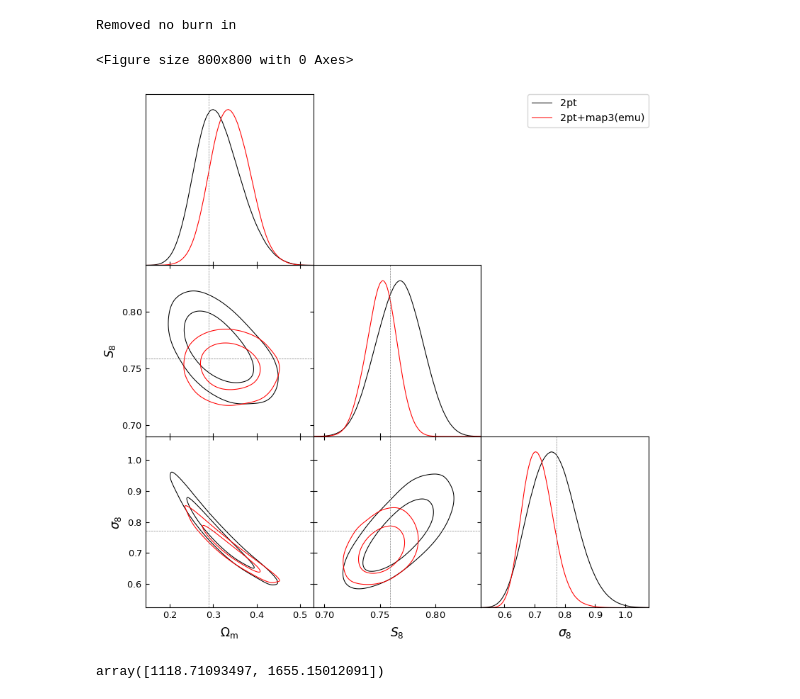
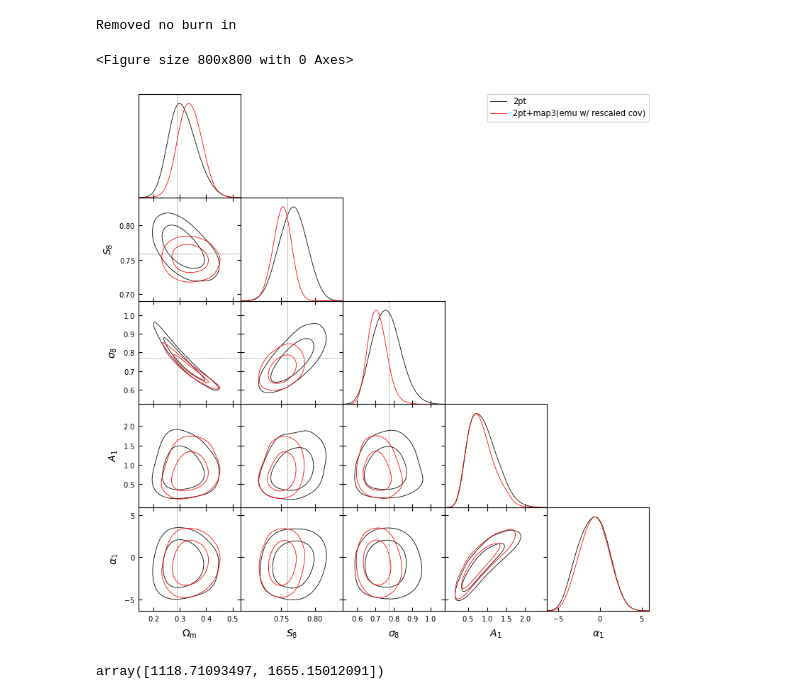
Before and after one commit to rchgomes/3pcf_integrator, a Jupyter notebook: plot-notebooks/plot-test-desy3c-run.ipynb, the cells around one changed output. Saved outputs shown, nothing was run; the diff lists cells and outputs as text; code cells hidden in the pictures.

```diff
--- a/plot-notebooks/plot-test-desy3c-run.ipynb
+++ b/plot-notebooks/plot-test-desy3c-run.ipynb
@@ -87,24 +87,26 @@ w = samples_emu_2pt_map3_all.weights
 s8 = s[:, names.index('s8')]
 om = s[:, names.index('om')]
 sg8= s[:, names.index('sig8')]
+a1= s[:, names.index('a1')]
+alpha1= s[:, names.index('alpha1')]
 map3chi2 = s[:, names.index('map3-chi2')]
 
 temp = 2**2
 w2= w*np.exp(-map3chi2/2.0*temp + map3chi2/2.0)
 
-samples_emu_2pt_map3_all_v2 = MCSamples(samples=[s8, om, sg8], weights=w2, names=['s8', 'om', 'sig8'], labels=['S_8', '\Omega_{\rm m}', '\sigma_8'])
+samples_emu_2pt_map3_all_v2 = MCSamples(samples=[s8, om, sg8, a1, alpha1], weights=w2, names=['s8', 'om', 'sig8', 'a1', 'alpha1'], labels=['S_8', '\Omega_{\rm m}', '\sigma_8', 'a1', 'alpha1'])
 # %% [output]
 Removed no burn in
 # %%
 g = plots.get_single_plotter(ratio=1, width_inch=8)
-g.triangle_plot([samples_2pt, samples_emu_2pt_map3_all_v2], ['om', 's8', 'sig8'], filled=False, \
-    legend_labels=['2pt', '2pt+map3(emu)'], legend_loc='upper right',
+g.triangle_plot([samples_2pt, samples_emu_2pt_map3_all_v2], ['om', 's8', 'sig8', 'a1', 'alpha1'], filled=False, \
+    legend_labels=['2pt', '2pt+map3(emu w/ rescaled cov)'], legend_loc='upper right',
     markers={'om': 0.29, 's8':0.759, 'sig8': 0.772})
-plt.show()
-#plt.savefig("2pt_map3_emu_all_combinations.pdf")
+#plt.show()
+plt.savefig("2pt_map3_emu_all_combinations_rescaled_weights.pdf")
 # %% [output]
 <Figure size 800x800 with 0 Axes>
-[figure, old version]
+[figure, new version]
 # %%
 names = ['om','s8']
 samples_list = [samples_2pt, samples_emu_2pt_map3_all_v2]
```
Also changed, not shown: parts of 1 cell of this notebook, 9 other files.
